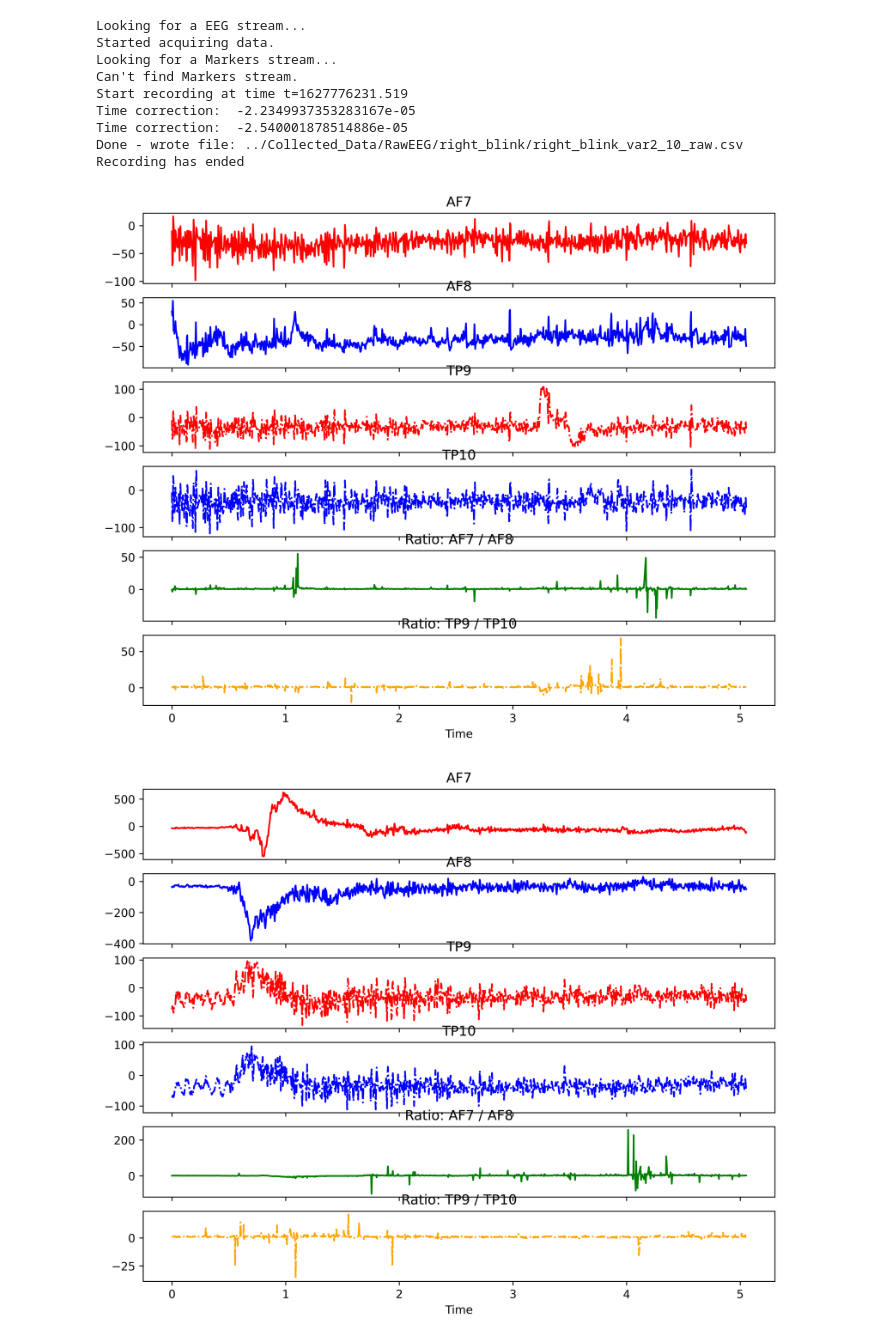
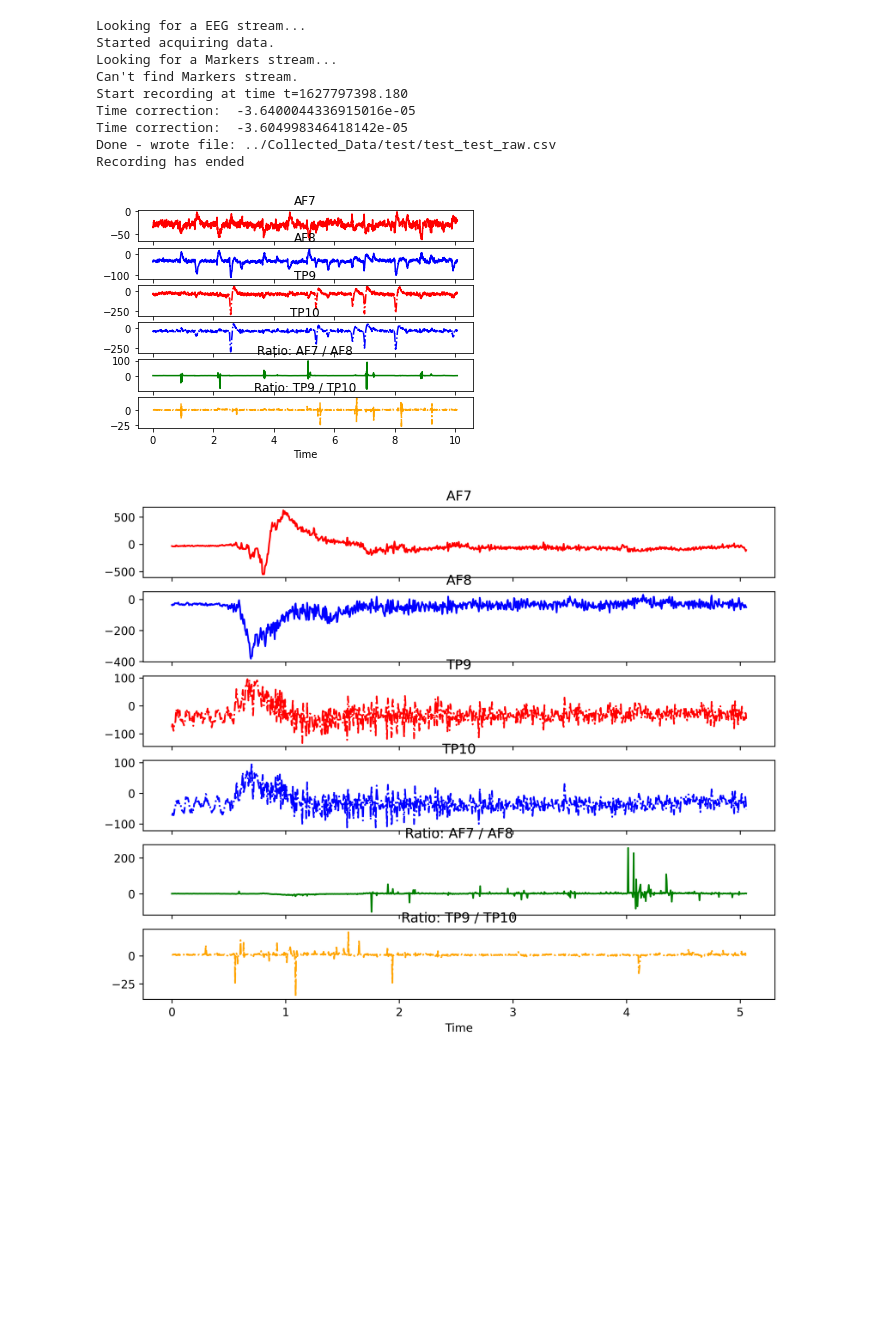
Before and after one commit to 1liale/NatHacks_Race_Simulator, a Jupyter notebook: src/record_display.ipynb, the cells around one changed output. Drawn from its saved outputs; the diff is of its cells as text; code cells hidden in the pictures; blank space fills up the shorter version.

Commit message:
added new tests and recorded new data

```diff
--- a/src/record_display.ipynb
+++ b/src/record_display.ipynb
@@ -6,14 +6,14 @@ import numpy as np
 import pandas as pd
 import matplotlib.pyplot as plt
 
-action = "right_blink"
-file = action + "_var2_10"
+action = "test"
+file = action + "_test"
 folder = "../Collected_Data/"
-input_file = folder+"RawEEG/"+ action + "/" + file + "_raw.csv"
-output_file = folder+"FormattedEEG/" + action + "/" + file + "_formatted.csv"
+input_file = folder+""+ action + "/" + file + "_raw.csv"
+output_file = folder+"" + action + "/" + file + "_formatted.csv"
 
 # Note: an existing Muse LSL stream is required
-record(6, input_file)
+record(11, input_file)
 # Note: Recording is synchronous, so code here will not execute until the stream has been closed
 print('Recording has ended')
 
@@ -27,38 +27,38 @@ del df["Offset"]
 
 # Plot formatted data
 fig,(graph0, graph1, graph2, graph3, graph4, graph5) = plt.subplots(nrows = 6, sharex = True)
 line0, = graph0.plot(df["Time"], df["AF7"], color = "red", linestyle = "solid")
 line1, = graph1.plot(df["Time"], df["AF8"], color = "blue", linestyle = "solid")
 line2, =  graph2.plot(df["Time"], df["TP9"], color = "red", linestyle = "dashdot")
 line3, = graph3.plot(df["Time"], df["TP10"], color = "blue", linestyle = "dashdot")
 line4, = graph4.plot(df["Time"], (df["AF7"]/df["AF8"]), color = "green", linestyle = "solid")
 line5, = graph5.plot(df["Time"], (df["TP9"]/df["TP10"]), color = "orange", linestyle = "dashdot")
 
 graph0.title.set_text('AF7')
 graph1.title.set_text('AF8')
 graph2.title.set_text('TP9')
 graph3.title.set_text('TP10')
 graph4.title.set_text('Ratio: AF7 / AF8')
 graph5.title.set_text('Ratio: TP9 / TP10')
 
 #graph4.legend((line0, line1, line2, line3), ("AF7", "AF8", "TP9", "TP10"), loc='lower right')
 plt.xlabel('Time')
 plt.show()
 
 # stores 5s time series in output_file
 del df["Time"]
 df.to_csv(output_file)
 # %% [output]
 Looking for a EEG stream...
 Started acquiring data.
 Looking for a Markers stream...
 Can't find Markers stream.
-Start recording at time t=1627776231.519
-Time correction:  -2.2349937353283167e-05
-Time correction:  -2.540001878514886e-05
-Done - wrote file: ../Collected_Data/RawEEG/right_blink/right_blink_var2_10_raw.csv
+Start recording at time t=1627797398.180
+Time correction:  -3.6400044336915016e-05
+Time correction:  -3.604998346418142e-05
+Done - wrote file: ../Collected_Data/test/test_test_raw.csv
 Recording has ended
-[figure, old version]
+[figure, new version]
 # %%
 file = "left_blink_var2_10"
 folder = "../Collected_Data/"
```
Also changed, not shown: parts of 4 cells of this notebook, 27 other files.
